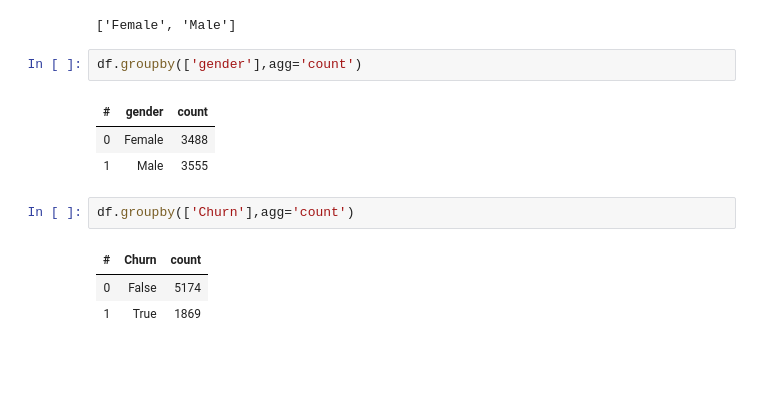
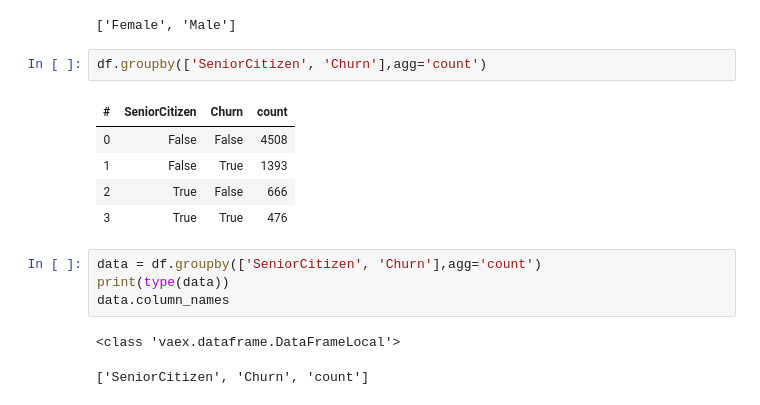
Before and after one commit to Speodark/ibm_customers, a Jupyter notebook: assets/data/trying_hdf5_file.ipynb, the cells around one changed output. Cells and saved outputs as stored; diff of their text form; blank space fills up the shorter version.

```diff
--- a/assets/data/trying_hdf5_file.ipynb
+++ b/assets/data/trying_hdf5_file.ipynb
@@ -24,14 +24,17 @@ df['gender'].unique()
 # %% [output]
 ['Female', 'Male']
 # %%
-df.groupby(['gender'],agg='count')
+df.groupby(['SeniorCitizen', 'Churn'],agg='count')
 # %% [output]
-| # | gender | count |
-| 0 | Female | 3488 |
-| 1 | Male | 3555 |
+| # | SeniorCitizen | Churn | count |
+| 0 | False | False | 4508 |
+| 1 | False | True | 1393 |
+| 2 | True | False | 666 |
+| 3 | True | True | 476 |
 # %%
-df.groupby(['Churn'],agg='count')
+data = df.groupby(['SeniorCitizen', 'Churn'],agg='count')
+print(type(data))
+data.column_names
 # %% [output]
-| # | Churn | count |
-| 0 | False | 5174 |
-| 1 | True | 1869 |
+<class 'vaex.dataframe.DataFrameLocal'>
+['SeniorCitizen', 'Churn', 'count']
```
Also changed, not shown: parts of 4 cells of this notebook.
